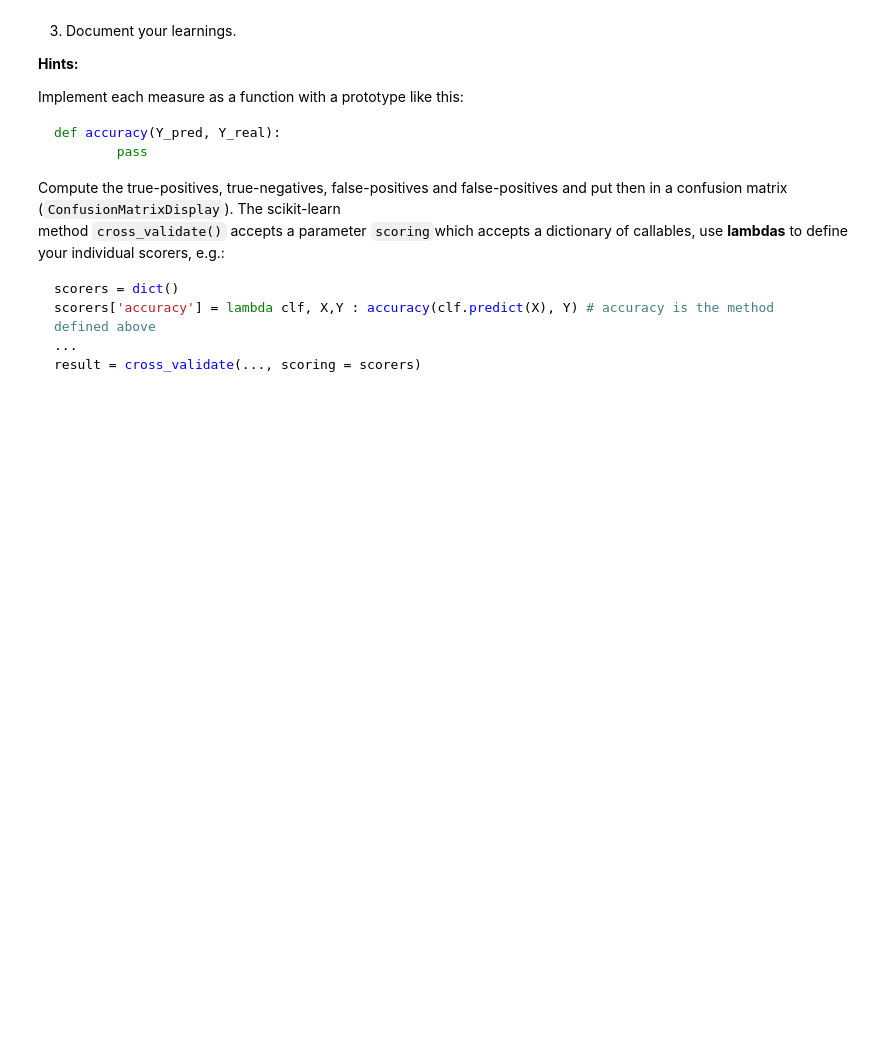
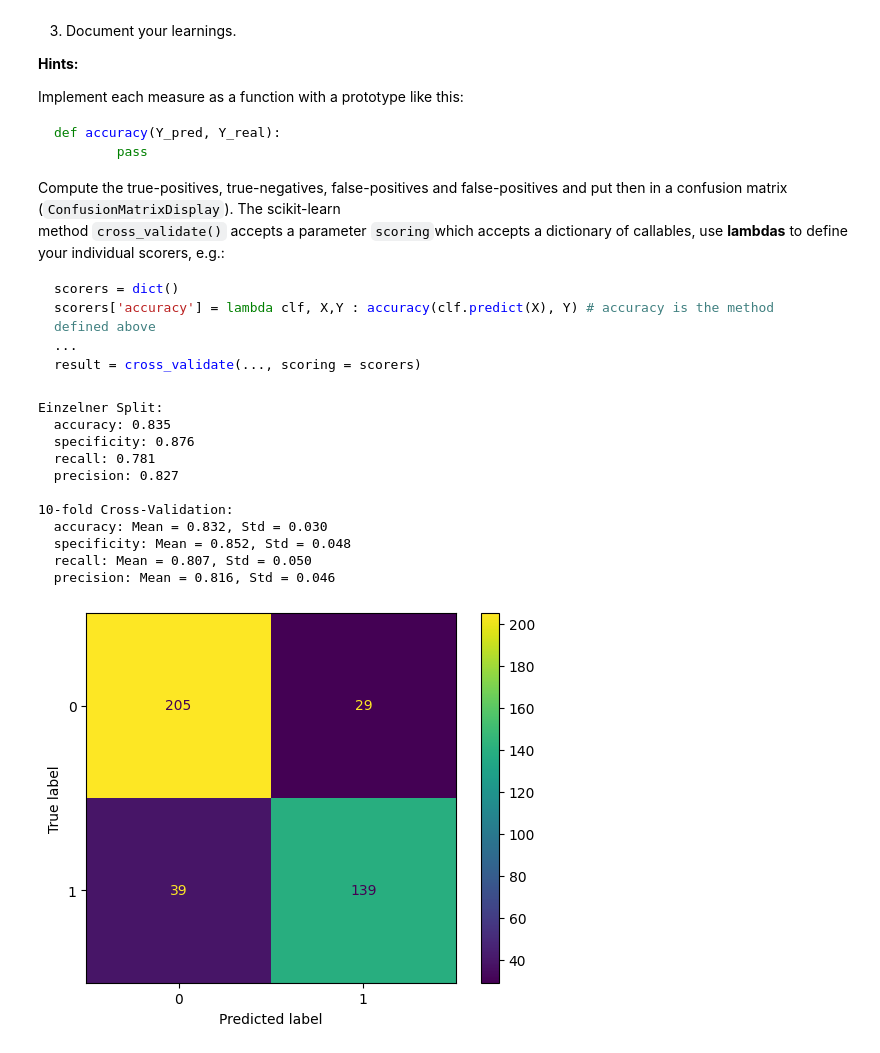
Before and after one commit to numanfh/machine-learning, a Jupyter notebook: Machine-Learning/Cross-Validation/Cross-Validation-Exercises.ipynb, the cells around one changed output. Drawn from its saved outputs; the diff is of its cells as text; code cells hidden in the pictures; blank space fills up the shorter version.

````diff
--- a/Machine-Learning/Cross-Validation/Cross-Validation-Exercises.ipynb
+++ b/Machine-Learning/Cross-Validation/Cross-Validation-Exercises.ipynb
@@ -229,3 +221,72 @@ scorers['accuracy'] = lambda clf, X,Y : accuracy(clf.predict(X), Y) # accuracy i
 ...
 result = cross_validate(..., scoring = scorers)
 ```
+# %%
+from sklearn import tree
+from sklearn.metrics import ConfusionMatrixDisplay
+from sklearn.model_selection import train_test_split, cross_validate
+import numpy as np
+
+X = dataset.X
+Y = dataset.Y
+
+decision_tree = tree.DecisionTreeClassifier()
+X_train, X_test, Y_train, Y_test = train_test_split(X, Y, test_size=0.3)
+decision_tree.fit(X_train, Y_train)
+Y_pred = decision_tree.predict(X_test)
+
+ConfusionMatrixDisplay.from_predictions(Y_test, Y_pred);
+
+def tp(Y_pred, Y_real):
+    return np.sum((Y_pred == 1) & (Y_real == 1))
+
+def tn(Y_pred, Y_real):
+    return np.sum((Y_pred == 0) & (Y_real == 0))
+
+def fp(Y_pred, Y_real):
+    return np.sum((Y_pred == 1) & (Y_real == 0))
+
+def fn(Y_pred, Y_real):
+    return np.sum((Y_pred == 0) & (Y_real == 1))
+
+def accuracy(Y_pred, Y_real):
+    return (tp(Y_pred, Y_real) + tn(Y_pred, Y_real)) / len(Y_real)
+
+def specificity(Y_pred, Y_real):
+    return tn(Y_pred, Y_real) / (tn(Y_pred, Y_real) + fp(Y_pred, Y_real))
+
+def recall(Y_pred, Y_real):
+    return tp(Y_pred, Y_real) / (tp(Y_pred, Y_real) + fn(Y_pred, Y_real))
+
+def precision(Y_pred, Y_real):
+    return tp(Y_pred, Y_real) / (tp(Y_pred, Y_real) + fp(Y_pred, Y_real))
+
+print("Einzelner Split:")
+for f in (accuracy, specificity, recall, precision):
+    print(f"  {f.__name__}: {f(Y_pred, Y_test):.3f}")
+
+scorers = dict()
+scorers['accuracy']    = lambda clf, X, Y: accuracy(clf.predict(X), Y)
+scorers['specificity'] = lambda clf, X, Y: specificity(clf.predict(X), Y)
+scorers['recall']      = lambda clf, X, Y: recall(clf.predict(X), Y)
+scorers['precision']   = lambda clf, X, Y: precision(clf.predict(X), Y)
+
+cv = cross_validate(tree.DecisionTreeClassifier(), X, Y, cv=10, scoring=scorers)
+
+print("\n10-fold Cross-Validation:")
+for name in scorers:
+    werte = cv["test_" + name]
+    print(f"  {name}: Mean = {werte.mean():.3f}, Std = {werte.std():.3f}")
+# %% [output]
+Einzelner Split:
+  accuracy: 0.835
+  specificity: 0.876
+  recall: 0.781
+  precision: 0.827
+
+10-fold Cross-Validation:
+  accuracy: Mean = 0.832, Std = 0.030
+  specificity: Mean = 0.852, Std = 0.048
+  recall: Mean = 0.807, Std = 0.050
+  precision: Mean = 0.816, Std = 0.046
+[figure, added]
````
Also changed, not shown: parts of 2 cells of this notebook.
